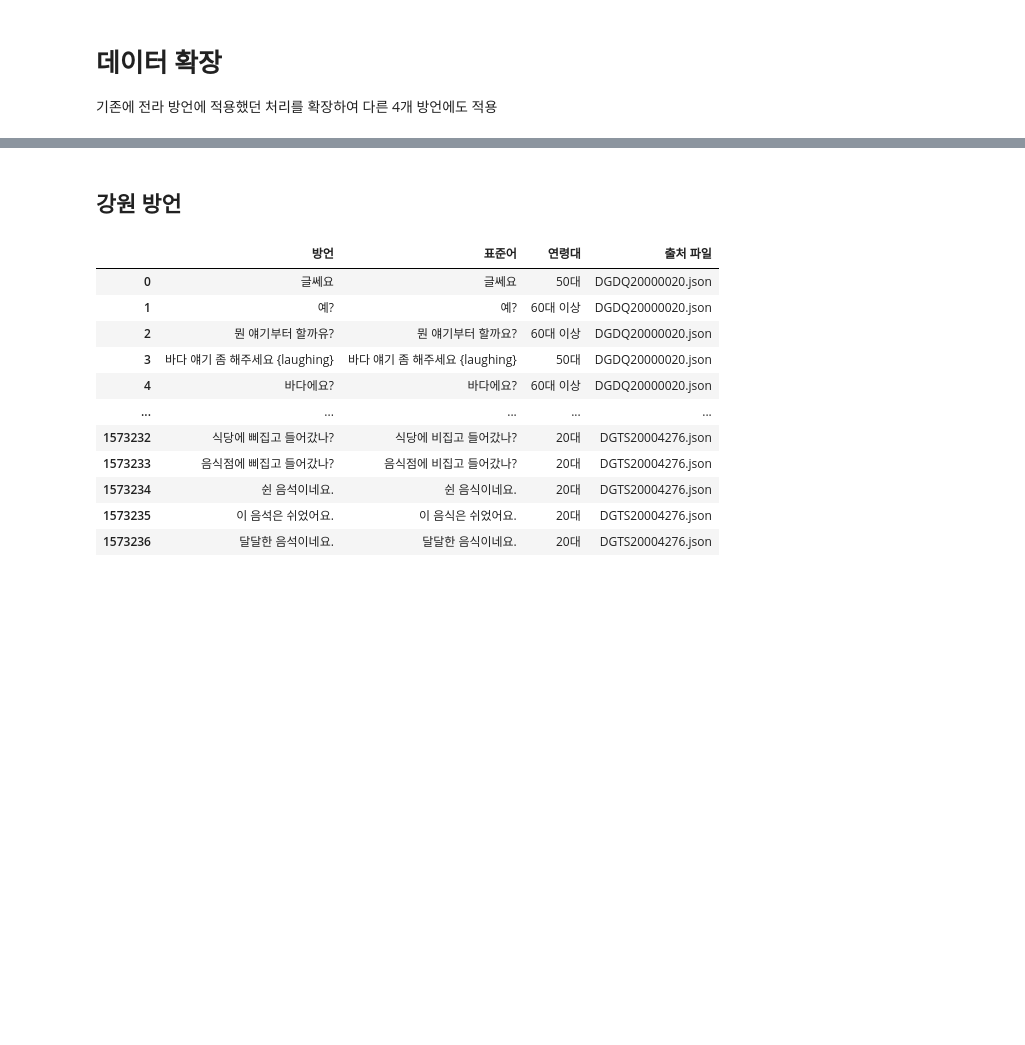
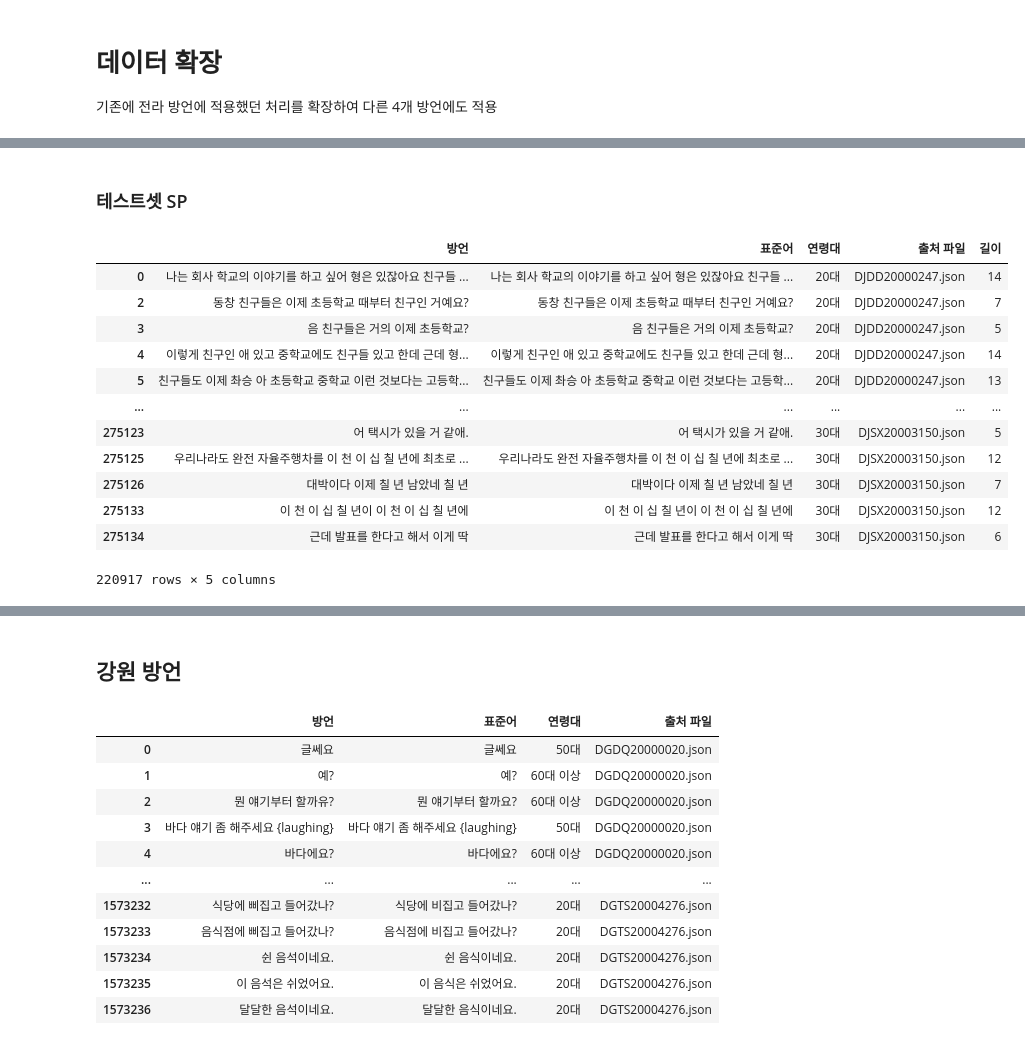
Before and after one commit to BlessingDev/NLP-Standard-Dialect-Translation, a Jupyter notebook: EDA/EDA5.ipynb, the cells around one changed output, grey strips where cells are left out. Saved outputs shown, nothing was run; the diff lists cells and outputs as text; code cells hidden in the pictures; blank space fills up the shorter version.

```diff
--- a/EDA/EDA5.ipynb
+++ b/EDA/EDA5.ipynb
@@ -14,0 +77,19 @@ random.seed(RANDOM_SEED)
+# %% [markdown]
+### 테스트셋 SP
+# %%
+df = pd.read_csv("../datas/output/jeonla_dialect_test_age_processed.csv", index_col=0)
+df
+# %% [output]
+|  | 방언 | 표준어 | 연령대 | 출처 파일 | 길이 |
+| 0 | 나는 회사 학교의 이야기를 하고 싶어 형은 있잖아요 친구들 ... | 나는 회사 학교의 이야기를 하고 싶어 형은 있잖아요 친구들 ... | 20대 | DJDD20000247.json | 14 |
+| 2 | 동창 친구들은 이제 초등학교 때부터 친구인 거예요? | 동창 친구들은 이제 초등학교 때부터 친구인 거예요? | 20대 | DJDD20000247.json | 7 |
+| 3 | 음 친구들은 거의 이제 초등학교? | 음 친구들은 거의 이제 초등학교? | 20대 | DJDD20000247.json | 5 |
+| 4 | 이렇게 친구인 애 있고 중학교에도 친구들 있고 한데 근데 형... | 이렇게 친구인 애 있고 중학교에도 친구들 있고 한데 근데 형... | 20대 | DJDD20000247.json | 14 |
+| 5 | 친구들도 이제 촤승 아 초등학교 중학교 이런 것보다는 고등학... | 친구들도 이제 촤승 아 초등학교 중학교 이런 것보다는 고등학... | 20대 | DJDD20000247.json | 13 |
+| ... | ... | ... | ... | ... | ... |
+| 275123 | 어 택시가 있을 거 같애. | 어 택시가 있을 거 같애. | 30대 | DJSX20003150.json | 5 |
+| 275125 | 우리나라도 완전 자율주행차를 이 천 이 십 칠 년에 최초로 ... | 우리나라도 완전 자율주행차를 이 천 이 십 칠 년에 최초로 ... | 30대 | DJSX20003150.json | 12 |
+| 275126 | 대박이다 이제 칠 년 남았네 칠 년 | 대박이다 이제 칠 년 남았네 칠 년 | 30대 | DJSX20003150.json | 7 |
+| 275133 | 이 천 이 십 칠 년이 이 천 이 십 칠 년에 | 이 천 이 십 칠 년이 이 천 이 십 칠 년에 | 30대 | DJSX20003150.json | 12 |
+| 275134 | 근데 발표를 한다고 해서 이게 딱 | 근데 발표를 한다고 해서 이게 딱 | 30대 | DJSX20003150.json | 6 |
+220917 rows × 5 columns
```
Also changed, not shown: parts of 290 cells of this notebook, 5 other files.
